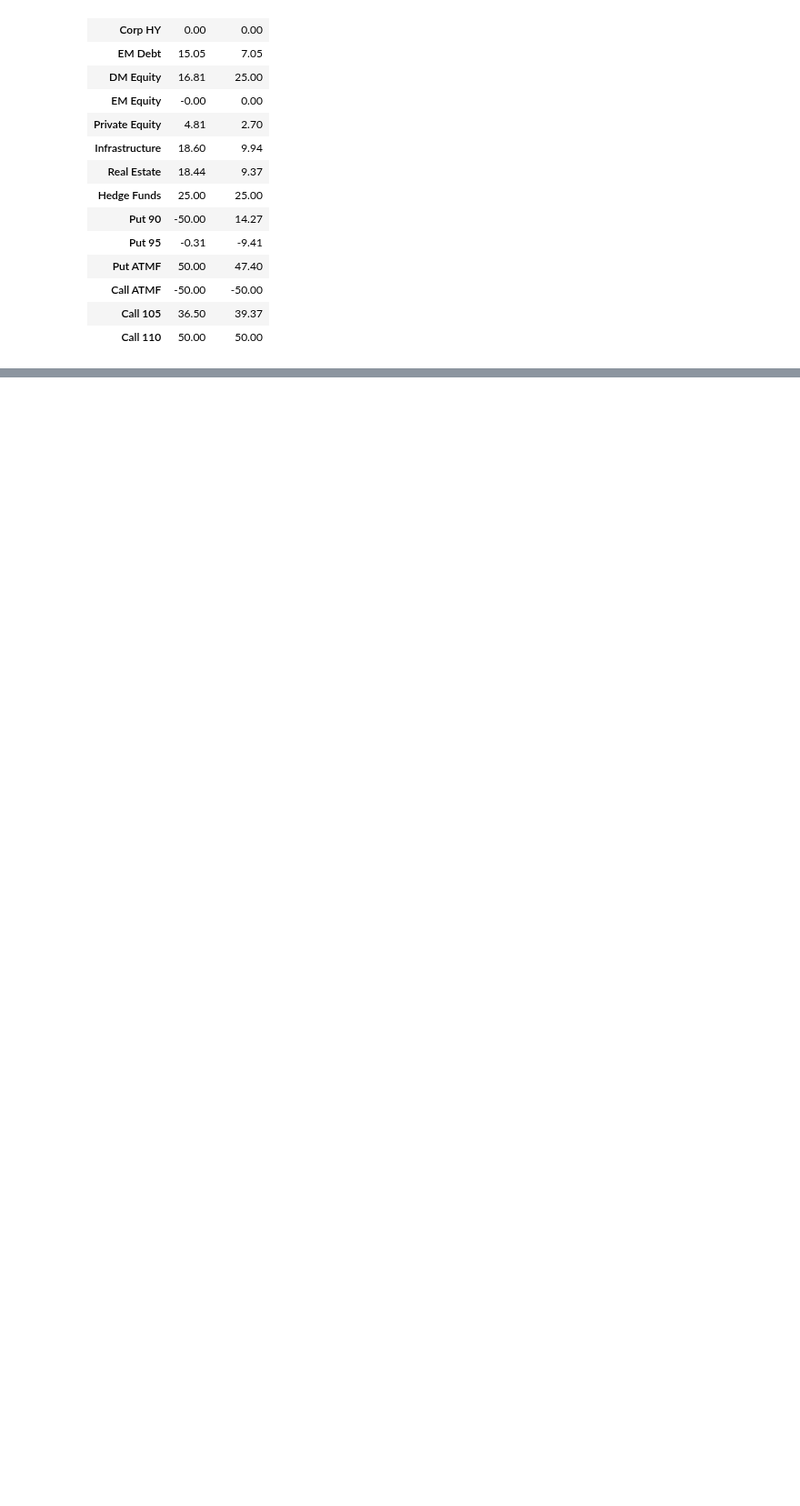
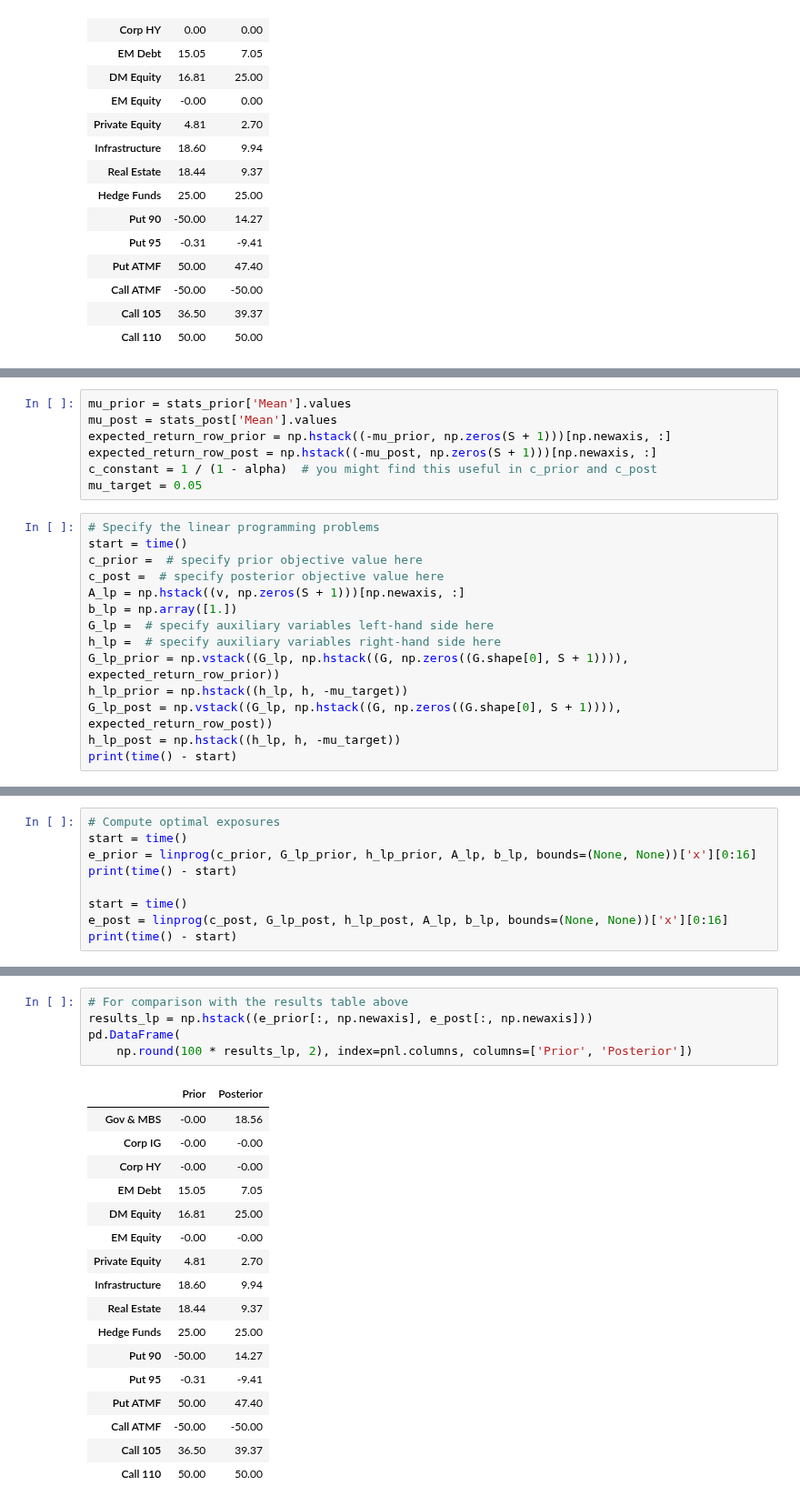
Before and after one commit to fortitudo-tech/pcrm-book, a Jupyter notebook: code/chapter6/chapter6_2_1.ipynb, the cells around one changed output, grey strips where cells are left out. Shown at 91% size. Saved outputs shown, nothing was run; the diff lists cells and outputs as text; blank space fills up the shorter version.

```diff
--- a/code/chapter6/chapter6_2_1.ipynb
+++ b/code/chapter6/chapter6_2_1.ipynb
@@ -182,0 +189,21 @@ pd.DataFrame(
+# %%
+mu_prior = stats_prior['Mean'].values
+mu_post = stats_post['Mean'].values
+expected_return_row_prior = np.hstack((-mu_prior, np.zeros(S + 1)))[np.newaxis, :]
+expected_return_row_post = np.hstack((-mu_post, np.zeros(S + 1)))[np.newaxis, :]
+c_constant = 1 / (1 - alpha)  # you might find this useful in c_prior and c_post
+mu_target = 0.05
+# %%
+# Specify the linear programming problems
+start = time()
+c_prior =  # specify prior objective value here
+c_post =  # specify posterior objective value here
+A_lp = np.hstack((v, np.zeros(S + 1)))[np.newaxis, :]
+b_lp = np.array([1.])
+G_lp =  # specify auxiliary variables left-hand side here
+h_lp =  # specify auxiliary variables right-hand side here
+G_lp_prior = np.vstack((G_lp, np.hstack((G, np.zeros((G.shape[0], S + 1)))), expected_return_row_prior))
+h_lp_prior = np.hstack((h_lp, h, -mu_target))
+G_lp_post = np.vstack((G_lp, np.hstack((G, np.zeros((G.shape[0], S + 1)))), expected_return_row_post))
+h_lp_post = np.hstack((h_lp, h, -mu_target))
+print(time() - start)
@@ -182,0 +212,9 @@ pd.DataFrame(
+# %%
+# Compute optimal exposures
+start = time()
+e_prior = linprog(c_prior, G_lp_prior, h_lp_prior, A_lp, b_lp, bounds=(None, None))['x'][0:16]
+print(time() - start)
+
+start = time()
+e_post = linprog(c_post, G_lp_post, h_lp_post, A_lp, b_lp, bounds=(None, None))['x'][0:16]
+print(time() - start)
@@ -182,0 +224,23 @@ pd.DataFrame(
+# %%
+# For comparison with the results table above
+results_lp = np.hstack((e_prior[:, np.newaxis], e_post[:, np.newaxis]))
+pd.DataFrame(
+    np.round(100 * results_lp, 2), index=pnl.columns, columns=['Prior', 'Posterior'])
+# %% [output]
+|  | Prior | Posterior |
+| Gov & MBS | -0.00 | 18.56 |
+| Corp IG | -0.00 | -0.00 |
+| Corp HY | -0.00 | -0.00 |
+| EM Debt | 15.05 | 7.05 |
+| DM Equity | 16.81 | 25.00 |
+| EM Equity | -0.00 | -0.00 |
+| Private Equity | 4.81 | 2.70 |
+| Infrastructure | 18.60 | 9.94 |
+| Real Estate | 18.44 | 9.37 |
+| Hedge Funds | 25.00 | 25.00 |
+| Put 90 | -50.00 | 14.27 |
+| Put 95 | -0.31 | -9.41 |
+| Put ATMF | 50.00 | 47.40 |
+| Call ATMF | -50.00 | -50.00 |
+| Call 105 | 36.50 | 39.37 |
+| Call 110 | 50.00 | 50.00 |
```
Also changed, not shown: parts of 7 cells of this notebook.
